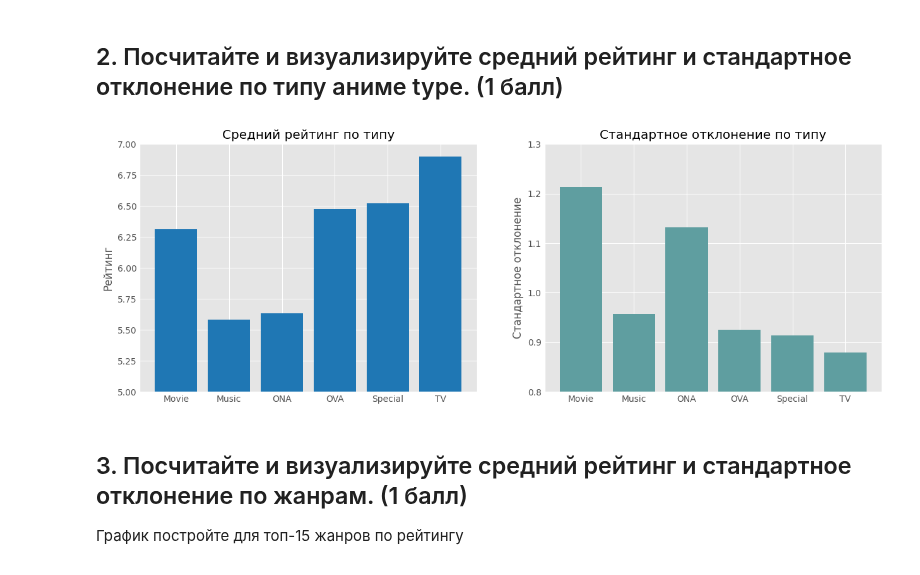
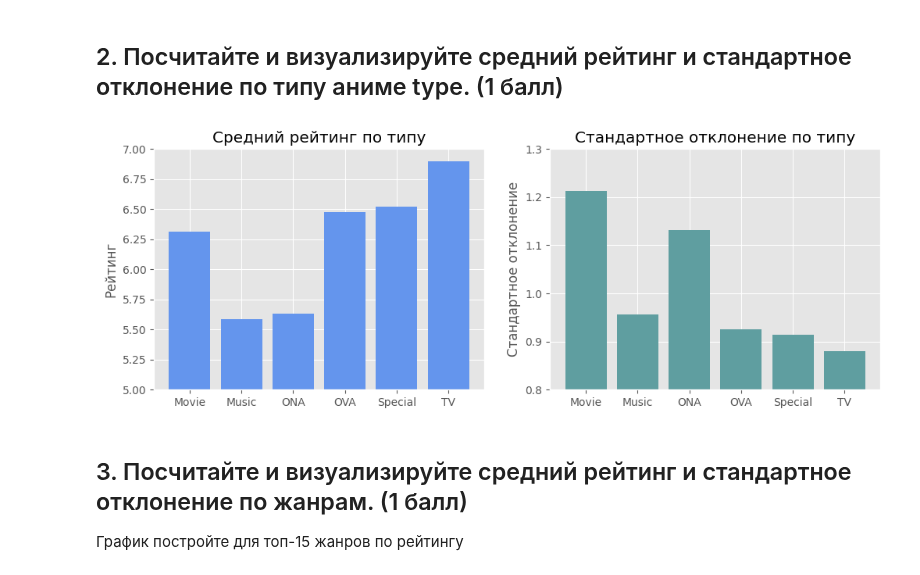
Before and after one commit to hilkovich/itmo_math_stat, a Jupyter notebook: homework_1/HW_1.ipynb, the cells around one changed output. Saved outputs shown, nothing was run; the diff lists cells and outputs as text; code cells hidden in the pictures.

```diff
--- a/homework_1/HW_1.ipynb
+++ b/homework_1/HW_1.ipynb
@@ -94,24 +94,24 @@ type_ratings_std = df.groupby("type").rating.std().reset_index()
 # %%
 # Визуализация данных
 plt.figure(figsize=(12, 4))
 
 # Средний рейтинг
 plt.subplot(1, 2, 1)
-plt.bar(type_ratings_mean["type"], type_ratings_mean["rating"])
+plt.bar(type_ratings_mean["type"], type_ratings_mean["rating"], color="cornflowerblue")
 plt.title("Средний рейтинг по типу")
 plt.ylabel("Рейтинг")
 plt.ylim(5, 7)
 
 # Стандартное отклонение
 plt.subplot(1, 2, 2)
 plt.bar(type_ratings_std["type"], type_ratings_std["rating"], color="cadetblue")
 plt.title("Стандартное отклонение по типу")
 plt.ylabel("Стандартное отклонение")
 plt.ylim(0.8, 1.3)
 
 plt.show()
 # %% [output]
-[figure, old version]
+[figure, new version]
 # %% [markdown]
 ## 3. Посчитайте и визуализируйте средний рейтинг и стандартное отклонение по жанрам. (1 балл)
 График постройте для топ-15 жанров по рейтингу
```
Also changed, not shown: parts of 5 cells of this notebook.
